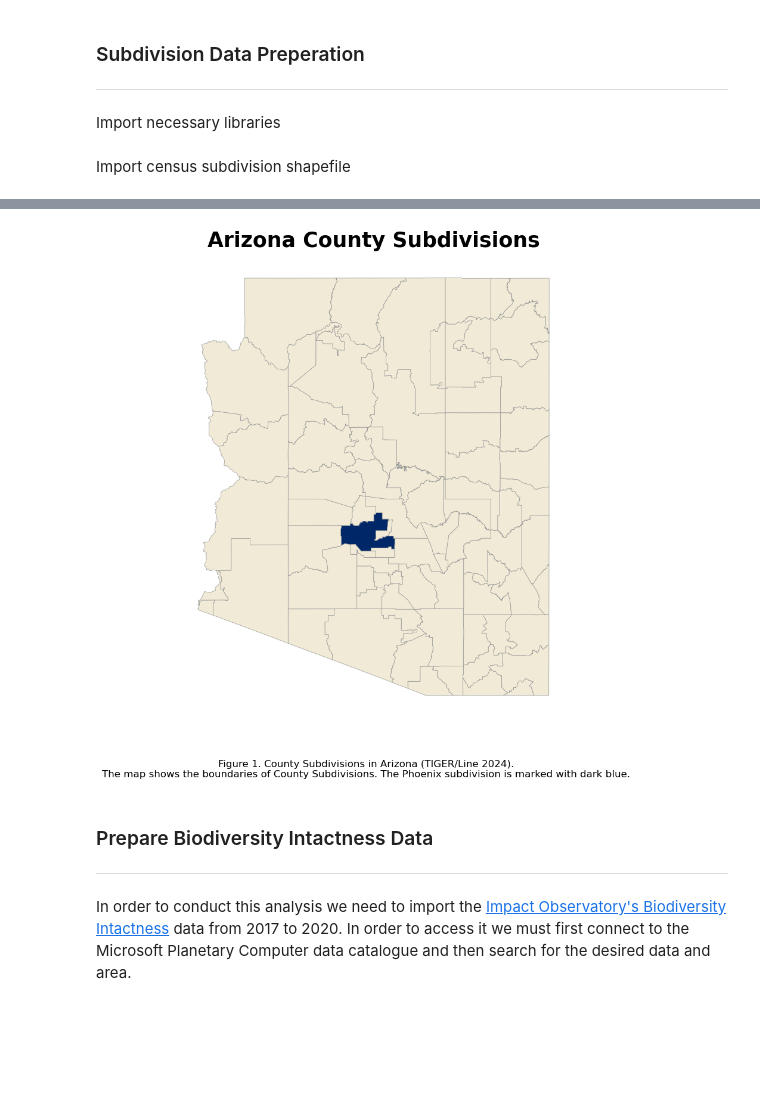
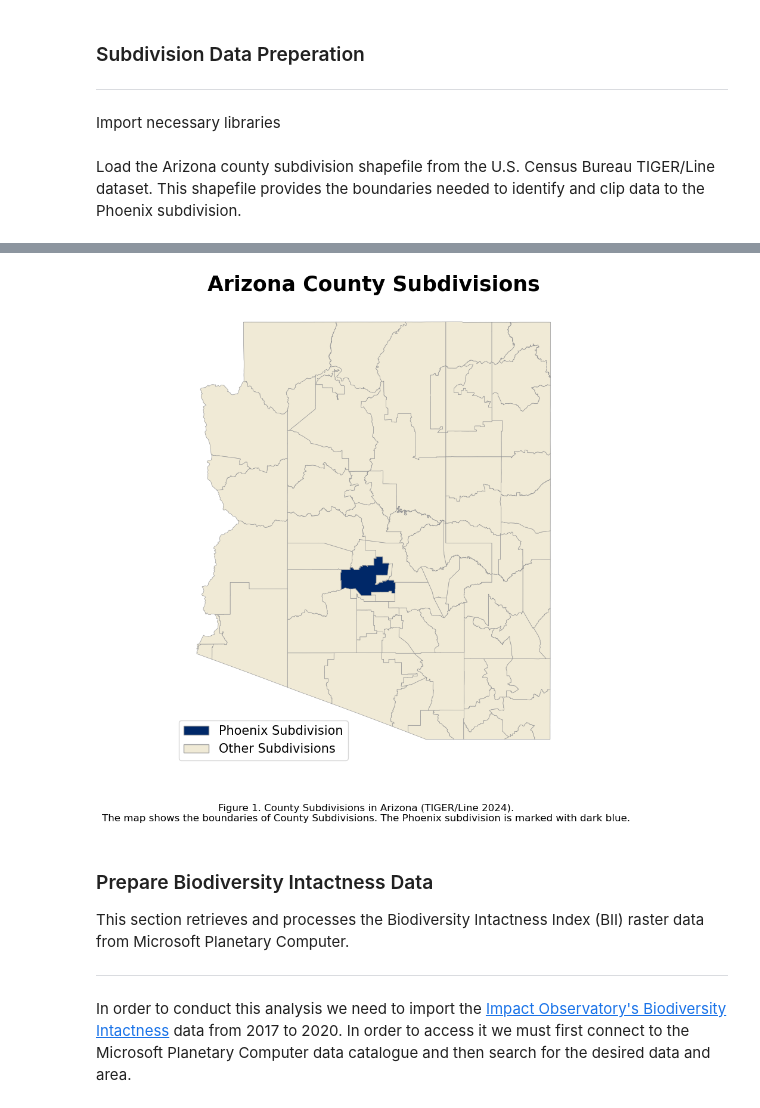
Before and after one commit to willrmull/Phoenix_Biodiversity, a Jupyter notebook: Phoenix_Biodiversity.ipynb, the cells around one changed output, grey strips where cells are left out. Saved outputs shown, nothing was run; the diff lists cells and outputs as text; code cells hidden in the pictures; blank space fills up the shorter version.

```diff
--- a/Phoenix_Biodiversity.ipynb
+++ b/Phoenix_Biodiversity.ipynb
@@ -45,7 +51,7 @@ import pystac_client
 import planetary_computer
 from IPython.display import Image, HTML, display
 # %% [markdown]
-Import census subdivision shapefile
+Load the Arizona county subdivision shapefile from the U.S. Census Bureau TIGER/Line dataset. This shapefile provides the boundaries needed to identify and clip data to the Phoenix subdivision.
 # %%
 url = "https://www2.census.gov/geo/tiger/TIGER2024/COUSUB/tl_2024_04_cousub.zip"
 subdivisions = gpd.read_file(url)
@@ -60,31 +66,41 @@ subdivisions.head()
 | 4 | 04 | 023 | 92550 | 01934966 | 0402392550 | 0600000US0402392550 | Patagonia | Patagonia CCD | 22 | Z5 | G4040 | ... |
 # %%
 fig, ax = plt.subplots(1, 1, figsize=(10, 10))
-
-# Create Color Scheme Based on County Name
-colors = ['#002868'
-          if 'Phoenix' in name
-          else '#F0EAD6'
-          for name in subdivisions["NAME"].astype(str)]
 
 # Plot all of the subdivisons in Arizona
 subdivisions.plot(
     ax=ax,
-    color = colors,
+    color = '#F0EAD6',
     edgecolor="0.6",
     linewidth=0.5
 )
+
+# Plot all of the subdivisons in Arizona
+subdivisions_phoenix.plot(
+    ax=ax,
+    color = '#002868',
+    edgecolor="0.6",
+    linewidth=0.5
+)
+
+
+legend_elements = [
+    Patch(facecolor='#002868', edgecolor='0.6', label='Phoenix Subdivision'),
+    Patch(facecolor='#F0EAD6', edgecolor='0.6', label='Other Subdivisions')
+]
+ax.legend(handles=legend_elements, loc= (0,0), fontsize=15, frameon=True)
 
 # Add title and caption for better context
 ax.set_title('Arizona County Subdivisions', fontsize=25, weight='bold', pad=12)
 plt.figtext(0.5, 0.01, "Figure 1. County Subdivisions in Arizona (TIGER/Line 2024).\nThe map shows the boundaries of County Subdivisions. The Phoenix subdivision is marked with dark blue.", wrap=True, horizontalalignment='center', fontsize=12)
 
 ax.axis('off')
 plt.show()
 # %% [output]
-[figure, old version]
+[figure, new version]
 # %% [markdown]
 ### Prepare Biodiversity Intactness Data
+This section retrieves and processes the Biodiversity Intactness Index (BII) raster data from Microsoft Planetary Computer.
 ***
 # %% [markdown]
 In order to conduct this analysis we need to import the [Impact Observatory's Biodiversity Intactness](https://planetarycomputer.microsoft.com/dataset/io-biodiversity#overview) data from 2017 to 2020. In order to access it we must first connect to the Microsoft Planetary Computer data catalogue and then search for the desired data and area.
```
Also changed, not shown: parts of 6 cells of this notebook.
